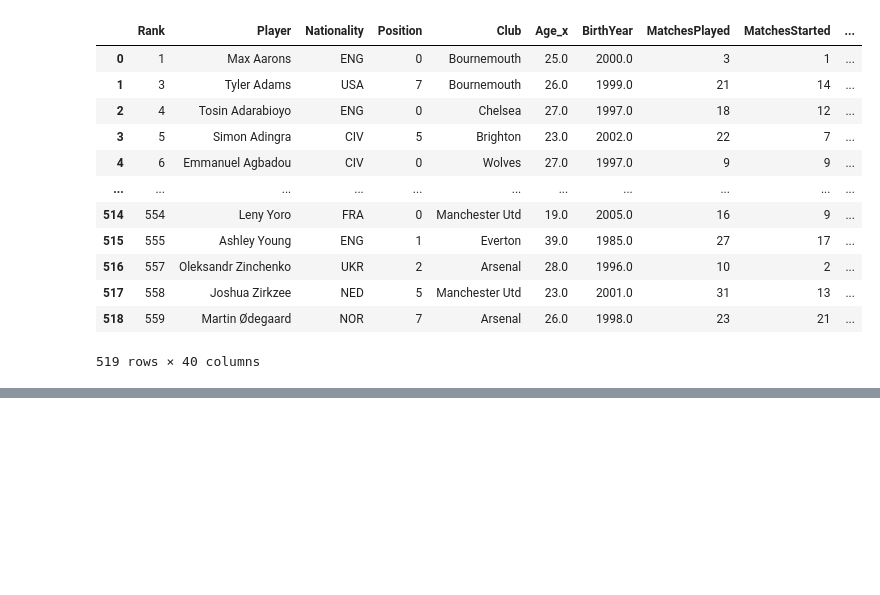
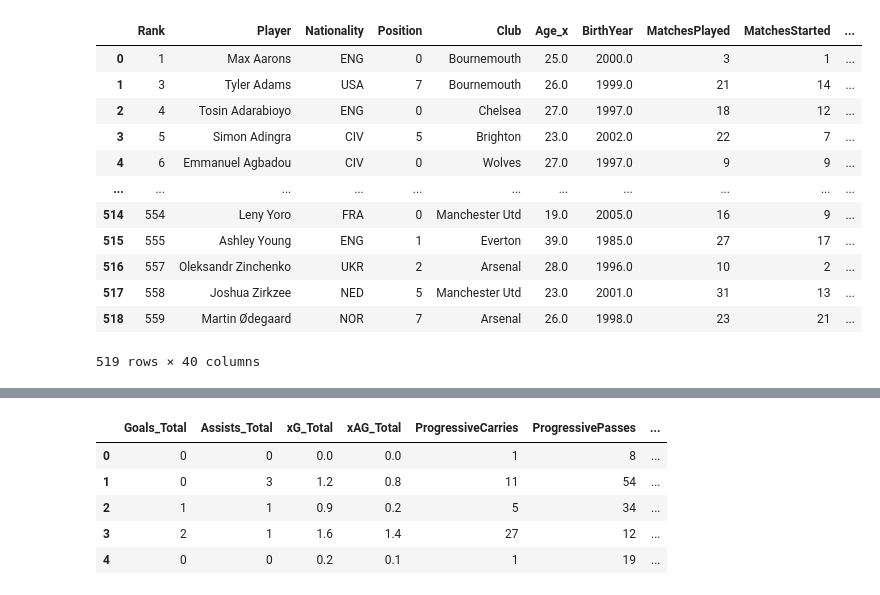
Before and after one commit to AvirukthGT/PremierLeagueAnalysis, a Jupyter notebook: transferValuePrediction.ipynb, the cells around one changed output, grey strips where cells are left out. Saved outputs shown, nothing was run; the diff lists cells and outputs as text; code cells hidden in the pictures; blank space fills up the shorter version.

```diff
--- a/transferValuePrediction.ipynb
+++ b/transferValuePrediction.ipynb
@@ -124,0 +141,11 @@ RMSE: 41363.31
+# %%
+merged_df[['Goals_Total', 'Assists_Total', 'xG_Total', 'xAG_Total',
+    'ProgressiveCarries', 'ProgressivePasses', 'NonPenaltyGoals',
+    'MinutesPlayed', 'Age_x', 'Position']].head()
+# %% [output]
+|  | Goals_Total | Assists_Total | xG_Total | xAG_Total | ProgressiveCarries | ProgressivePasses | ... |
+| 0 | 0 | 0 | 0.0 | 0.0 | 1 | 8 | ... |
+| 1 | 0 | 3 | 1.2 | 0.8 | 11 | 54 | ... |
+| 2 | 1 | 1 | 0.9 | 0.2 | 5 | 34 | ... |
+| 3 | 2 | 1 | 1.6 | 1.4 | 27 | 12 | ... |
+| 4 | 0 | 0 | 0.2 | 0.1 | 1 | 19 | ... |
```
Also changed, not shown: parts of 4 cells of this notebook.
